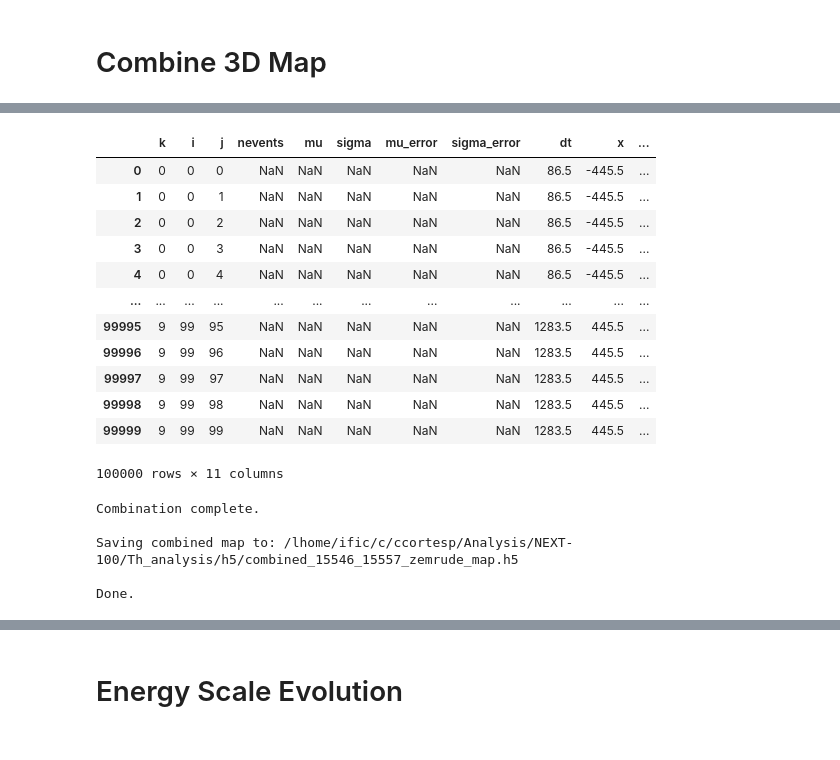
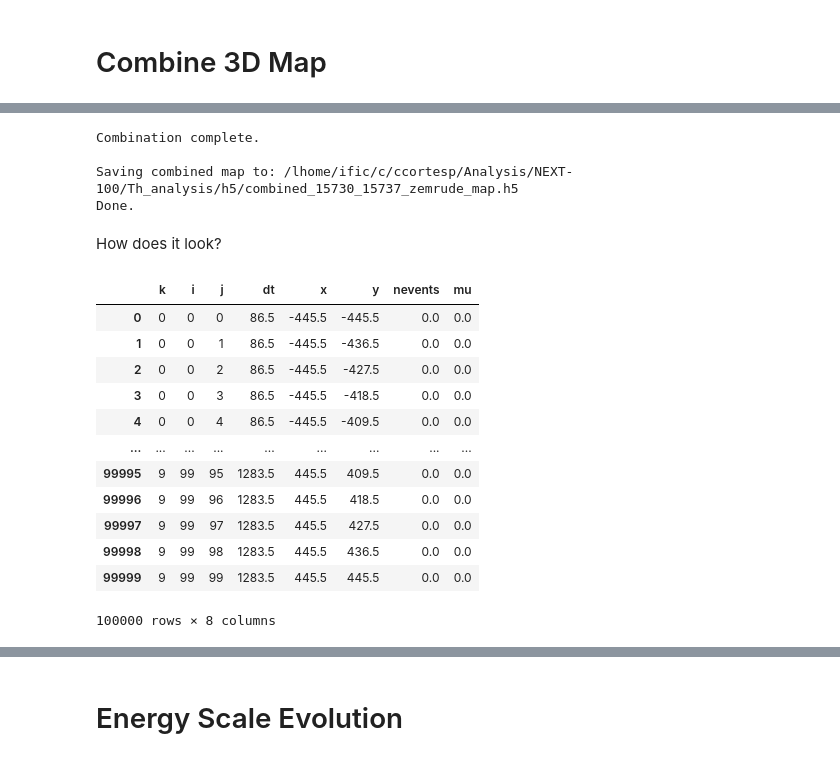
Before and after one commit to camacortespar/next-analysis, a Jupyter notebook: NEXT-100/Th_analysis/notebooks/Krypton_Data_Generator.ipynb, the cells around one changed output, grey strips where cells are left out. Saved outputs shown, nothing was run; the diff lists cells and outputs as text; code cells hidden in the pictures.

```diff
--- a/NEXT-100/Th_analysis/notebooks/Krypton_Data_Generator.ipynb
+++ b/NEXT-100/Th_analysis/notebooks/Krypton_Data_Generator.ipynb
@@ -135,19 +130,3 @@ t_evol (Group)
-# %%
-list_maps_h5[0]
-# %% [output]
-|  | k | i | j | nevents | mu | sigma | mu_error | sigma_error | dt | x | ... |
-| 0 | 0 | 0 | 0 | NaN | NaN | NaN | NaN | NaN | 86.5 | -445.5 | ... |
-| 1 | 0 | 0 | 1 | NaN | NaN | NaN | NaN | NaN | 86.5 | -445.5 | ... |
-| 2 | 0 | 0 | 2 | NaN | NaN | NaN | NaN | NaN | 86.5 | -445.5 | ... |
-| 3 | 0 | 0 | 3 | NaN | NaN | NaN | NaN | NaN | 86.5 | -445.5 | ... |
-| 4 | 0 | 0 | 4 | NaN | NaN | NaN | NaN | NaN | 86.5 | -445.5 | ... |
-| ... | ... | ... | ... | ... | ... | ... | ... | ... | ... | ... | ... |
-| 99995 | 9 | 99 | 95 | NaN | NaN | NaN | NaN | NaN | 1283.5 | 445.5 | ... |
-| 99996 | 9 | 99 | 96 | NaN | NaN | NaN | NaN | NaN | 1283.5 | 445.5 | ... |
-| 99997 | 9 | 99 | 97 | NaN | NaN | NaN | NaN | NaN | 1283.5 | 445.5 | ... |
-| 99998 | 9 | 99 | 98 | NaN | NaN | NaN | NaN | NaN | 1283.5 | 445.5 | ... |
-| 99999 | 9 | 99 | 99 | NaN | NaN | NaN | NaN | NaN | 1283.5 | 445.5 | ... |
-100000 rows × 11 columns
 # %%
 # Combine the maps using the weighted average functions
 combined_map_df = combine_maps(list_maps_h5)
@@ -156,11 +135,28 @@ print("Combination complete.")
 # Save the combined map to a HDF5 file
 output_filename = f'combined_{RUNS_TO_COMBINE[0]}_{RUNS_TO_COMBINE[-1]}_zemrude_map.h5'
 print(f"\nSaving combined map to: {os.path.join(OUTPUT_DIR, output_filename)}")
-combined_map_df.to_hdf(os.path.join(OUTPUT_DIR, output_filename), key='krmap', mode='w', format='table')
+combined_map_df.to_hdf(os.path.join(OUTPUT_DIR, output_filename), key='krmap/krmap', mode='w', format='table')
 print("Done.")
 # %% [output]
 Combination complete.
 
-Saving combined map to: /lhome/ific/c/ccortesp/Analysis/NEXT-100/Th_analysis/h5/combined_15546_15557_zemrude_map.h5
-
+Saving combined map to: /lhome/ific/c/ccortesp/Analysis/NEXT-100/Th_analysis/h5/combined_15730_15737_zemrude_map.h5
 Done.
+# %% [markdown]
+How does it look?
+# %%
+combined_map_df
+# %% [output]
+|  | k | i | j | dt | x | y | nevents | mu |
+| 0 | 0 | 0 | 0 | 86.5 | -445.5 | -445.5 | 0.0 | 0.0 |
+| 1 | 0 | 0 | 1 | 86.5 | -445.5 | -436.5 | 0.0 | 0.0 |
+| 2 | 0 | 0 | 2 | 86.5 | -445.5 | -427.5 | 0.0 | 0.0 |
+| 3 | 0 | 0 | 3 | 86.5 | -445.5 | -418.5 | 0.0 | 0.0 |
+| 4 | 0 | 0 | 4 | 86.5 | -445.5 | -409.5 | 0.0 | 0.0 |
+| ... | ... | ... | ... | ... | ... | ... | ... | ... |
+| 99995 | 9 | 99 | 95 | 1283.5 | 445.5 | 409.5 | 0.0 | 0.0 |
+| 99996 | 9 | 99 | 96 | 1283.5 | 445.5 | 418.5 | 0.0 | 0.0 |
+| 99997 | 9 | 99 | 97 | 1283.5 | 445.5 | 427.5 | 0.0 | 0.0 |
+| 99998 | 9 | 99 | 98 | 1283.5 | 445.5 | 436.5 | 0.0 | 0.0 |
+| 99999 | 9 | 99 | 99 | 1283.5 | 445.5 | 445.5 | 0.0 | 0.0 |
+100000 rows × 8 columns
```
Also changed, not shown: parts of 5 cells of this notebook, 20 other files.
